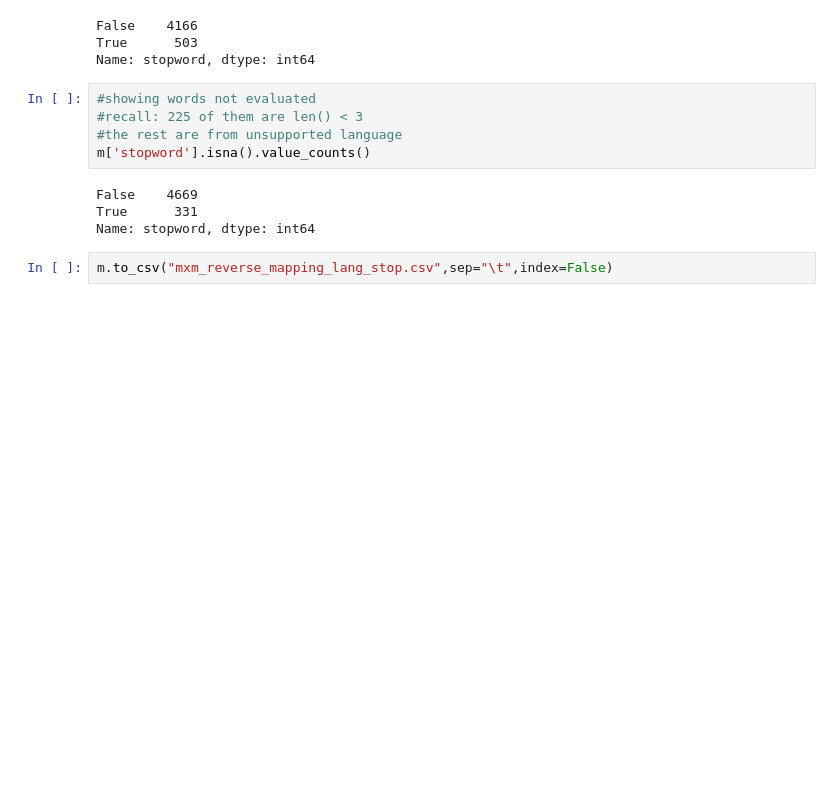
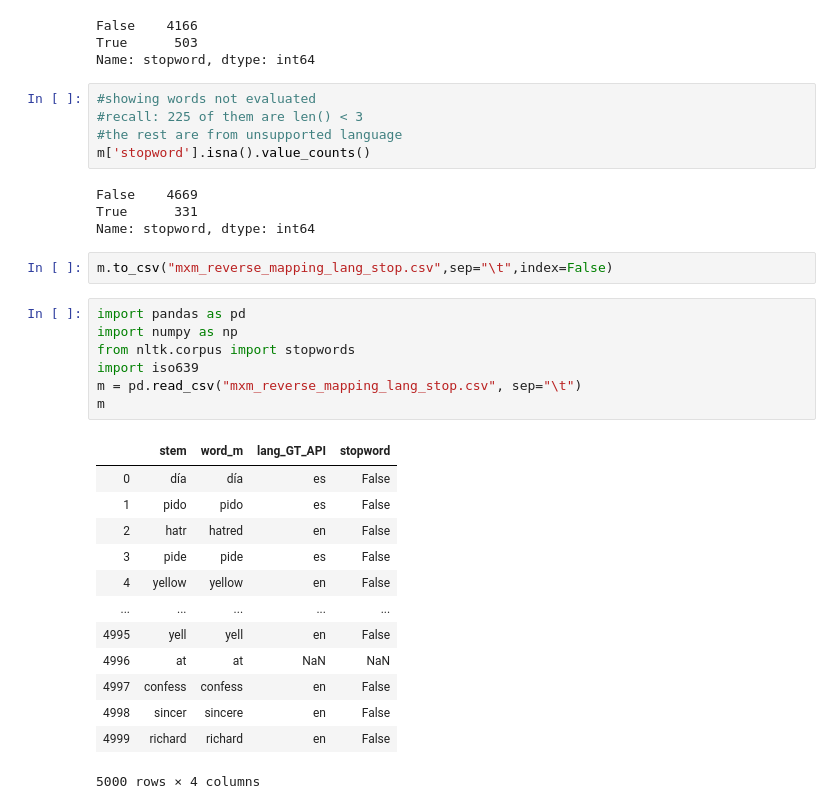
Before and after one commit to wang-xo/DataViz-KUL-2020, a Jupyter notebook: mxm_reverse_mapping.txt/wordmapping.ipynb, the cells around one changed output. Saved outputs shown, nothing was run; the diff lists cells and outputs as text; blank space fills up the shorter version.

Commit message:
Update 2nd phrase stopword removal

```diff
--- a/mxm_reverse_mapping.txt/wordmapping.ipynb
+++ b/mxm_reverse_mapping.txt/wordmapping.ipynb
@@ -292,3 +292,24 @@ True      331
 Name: stopword, dtype: int64
 # %%
 m.to_csv("mxm_reverse_mapping_lang_stop.csv",sep="\t",index=False)
+# %%
+import pandas as pd
+import numpy as np
+from nltk.corpus import stopwords
+import iso639
+m = pd.read_csv("mxm_reverse_mapping_lang_stop.csv", sep="\t")
+m
+# %% [output]
+|  | stem | word_m | lang_GT_API | stopword |
+| 0 | día | día | es | False |
+| 1 | pido | pido | es | False |
+| 2 | hatr | hatred | en | False |
+| 3 | pide | pide | es | False |
+| 4 | yellow | yellow | en | False |
+| ... | ... | ... | ... | ... |
+| 4995 | yell | yell | en | False |
+| 4996 | at | at | NaN | NaN |
+| 4997 | confess | confess | en | False |
+| 4998 | sincer | sincere | en | False |
+| 4999 | richard | richard | en | False |
+5000 rows × 4 columns
```
